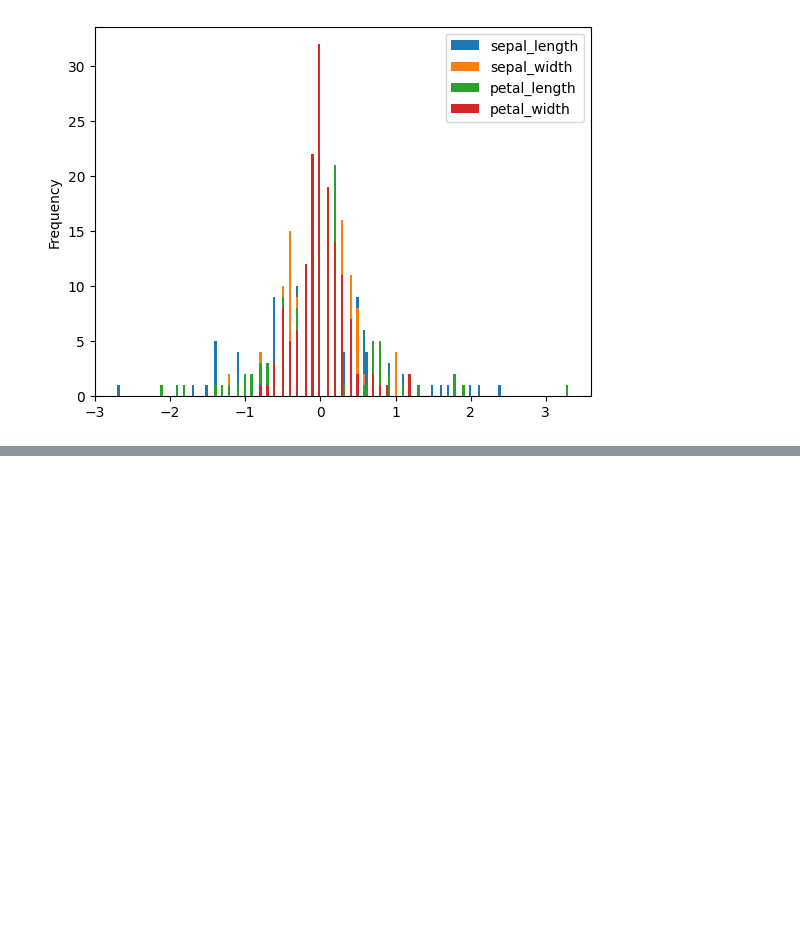
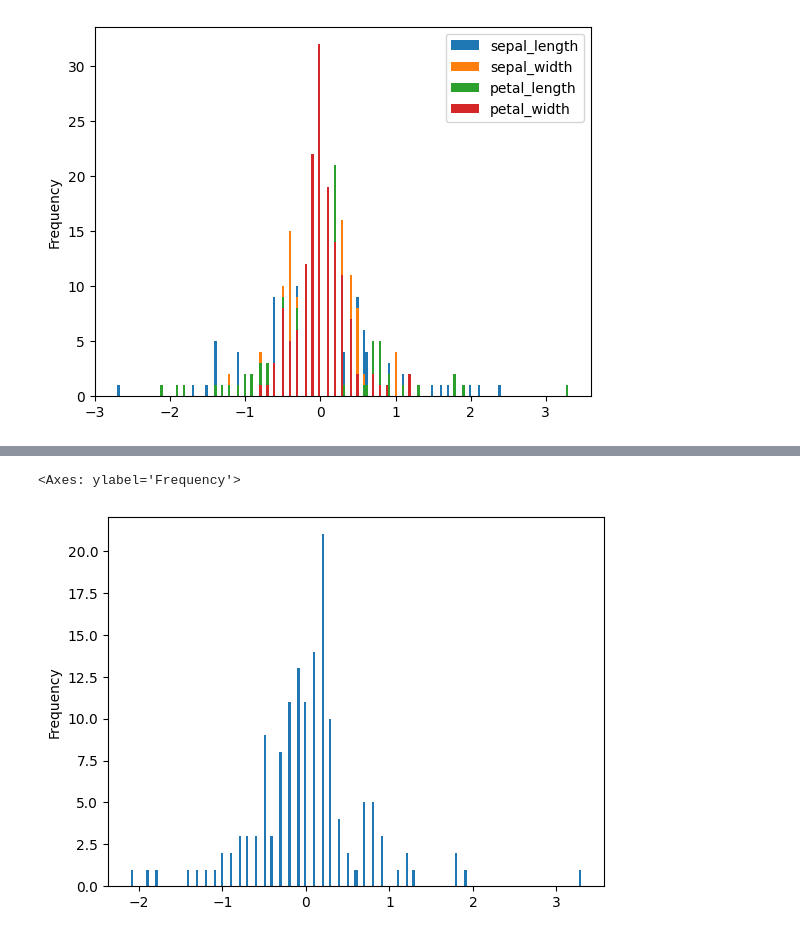
Before and after one commit to Codingbot1989/Data-visualzation-projects-, a Jupyter notebook: Iris_dataset.ipynb, the cells around one changed output, grey strips where cells are left out. Cells and saved outputs as stored; diff of their text form; code cells hidden in the pictures; blank space fills up the shorter version.

```diff
--- a/Iris_dataset.ipynb
+++ b/Iris_dataset.ipynb
@@ -116,0 +122,5 @@ data.diff().plot(kind='hist',bins=200) #bins means regulationg width of the grap
+# %%
+data['petal_length'].diff().plot(kind='hist',bins=200)
+# %% [output]
+<Axes: ylabel='Frequency'>
+[figure, added]
```
Also changed, not shown: parts of 14 cells of this notebook.
